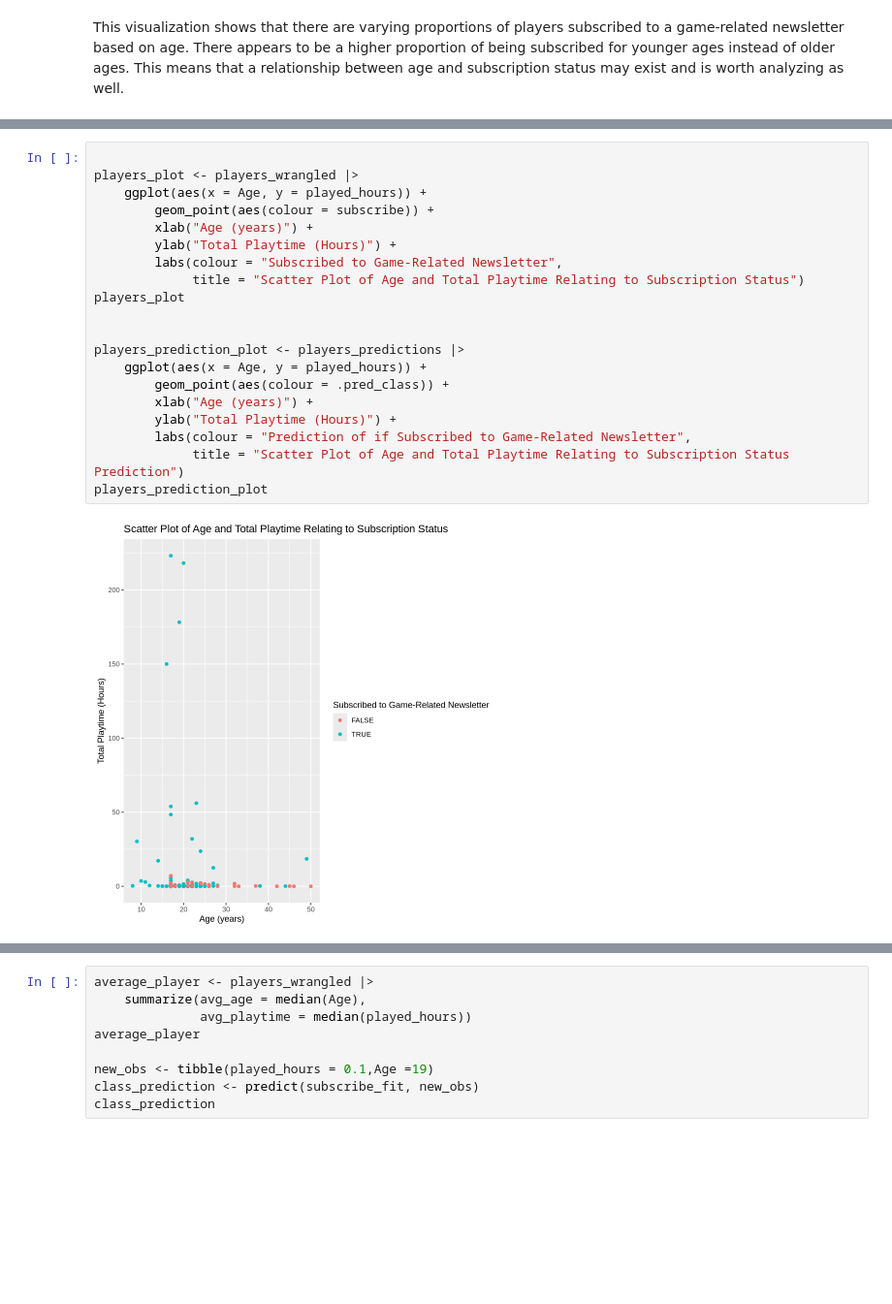
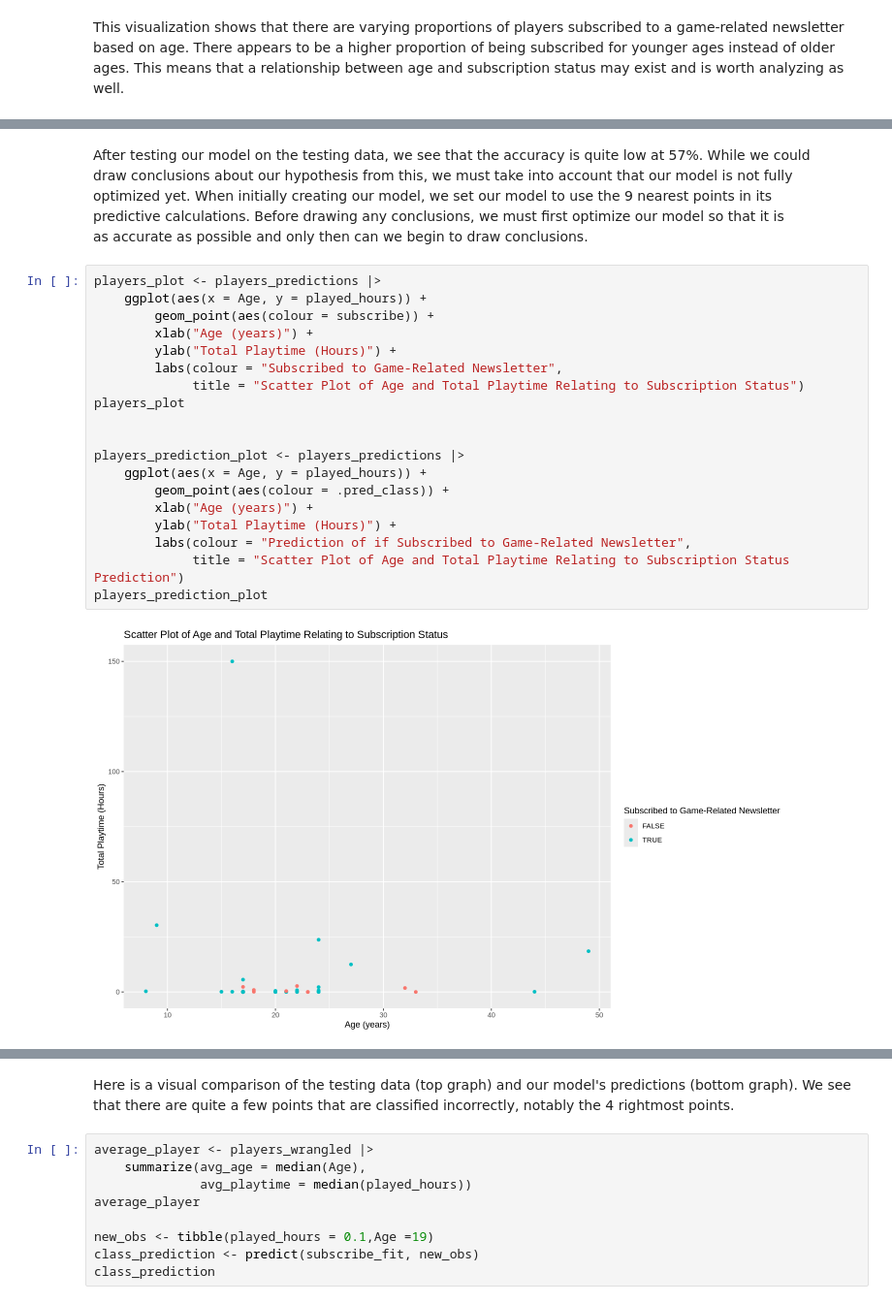
Before and after one commit to Kqvii/DSCI100-Group13, a Jupyter notebook: GroupProject-2.ipynb, the cells around one changed output, grey strips where cells are left out. Shown at 97% size. Saved outputs shown, nothing was run; the diff lists cells and outputs as text; blank space fills up the shorter version.

Commit message:
Describing the Code of Initial Model

```diff
--- a/GroupProject-2.ipynb
+++ b/GroupProject-2.ipynb
@@ -231,25 +247,30 @@ A tibble: 2 × 3
 | <chr> | <chr> | <dbl> |
 | accuracy | binary | 0.5714286 |
 | kap | binary | -0.0729927 |
+# %% [markdown]
+After testing our model on the testing data, we see that the accuracy is quite low at 57%. While we could
+draw conclusions about our hypothesis from this, we must take into account that our model is not fully
+optimized yet. When initially creating our model, we set our model to use the 9 nearest points in its
+predictive calculations. Before drawing any conclusions, we must first optimize our model so that it is
+as accurate as possible and only then can we begin to draw conclusions.
 # %%
-
-players_plot <- players_wrangled |>
+players_plot <- players_predictions |>
     ggplot(aes(x = Age, y = played_hours)) +
         geom_point(aes(colour = subscribe)) +
         xlab("Age (years)") +
         ylab("Total Playtime (Hours)") +
         labs(colour = "Subscribed to Game-Related Newsletter",
              title = "Scatter Plot of Age and Total Playtime Relating to Subscription Status")
 players_plot
 
 
 players_prediction_plot <- players_predictions |>
     ggplot(aes(x = Age, y = played_hours)) +
         geom_point(aes(colour = .pred_class)) +
         xlab("Age (years)") +
         ylab("Total Playtime (Hours)") +
         labs(colour = "Prediction of if Subscribed to Game-Related Newsletter",
              title = "Scatter Plot of Age and Total Playtime Relating to Subscription Status Prediction")
 players_prediction_plot
 # %% [output]
-[figure, old version]
+[figure, new version]
@@ -257,3 +278,6 @@ players_prediction_plot
+# %% [markdown]
+Here is a visual comparison of the testing data (top graph) and our model's predictions (bottom graph). We see
+that there are quite a few points that are classified incorrectly, notably the 4 rightmost points.
 # %%
 average_player <- players_wrangled |>
     summarize(avg_age = median(Age),
```
Also changed, not shown: parts of 8 cells of this notebook.
